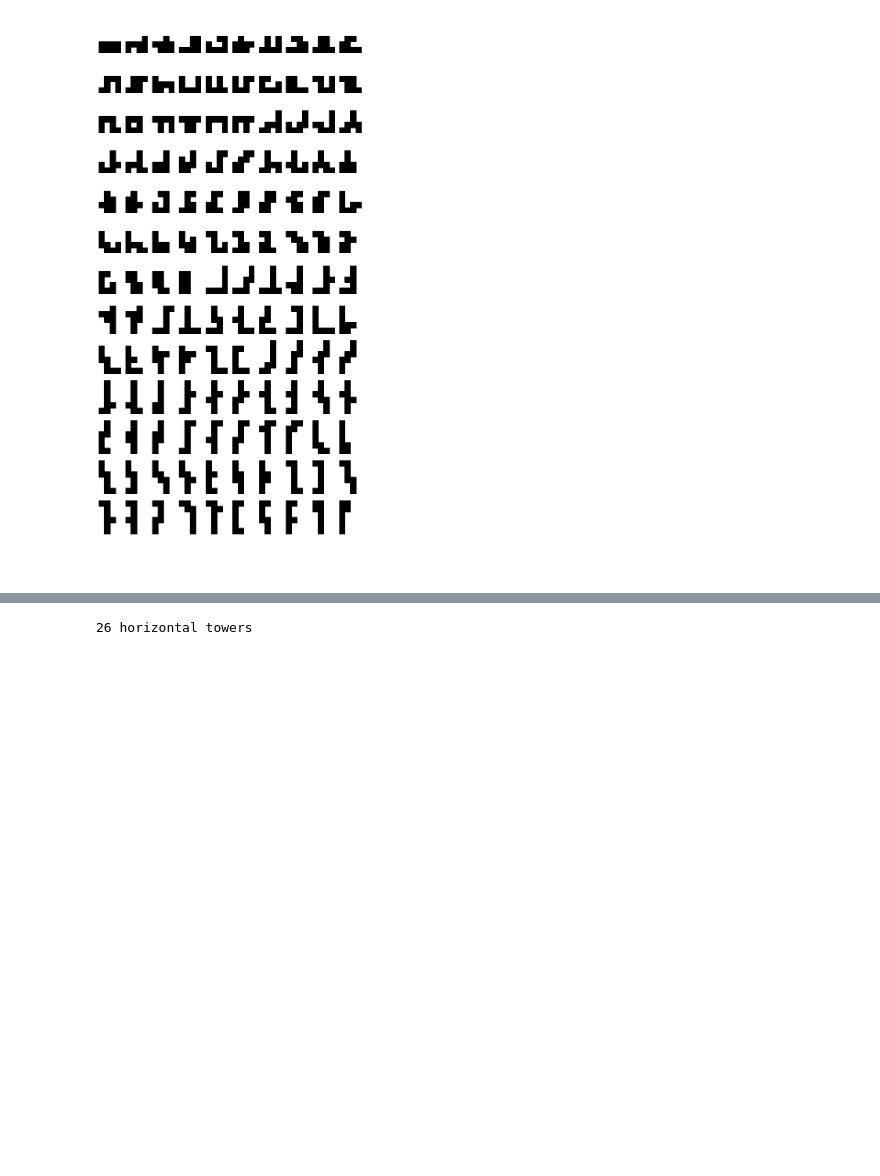
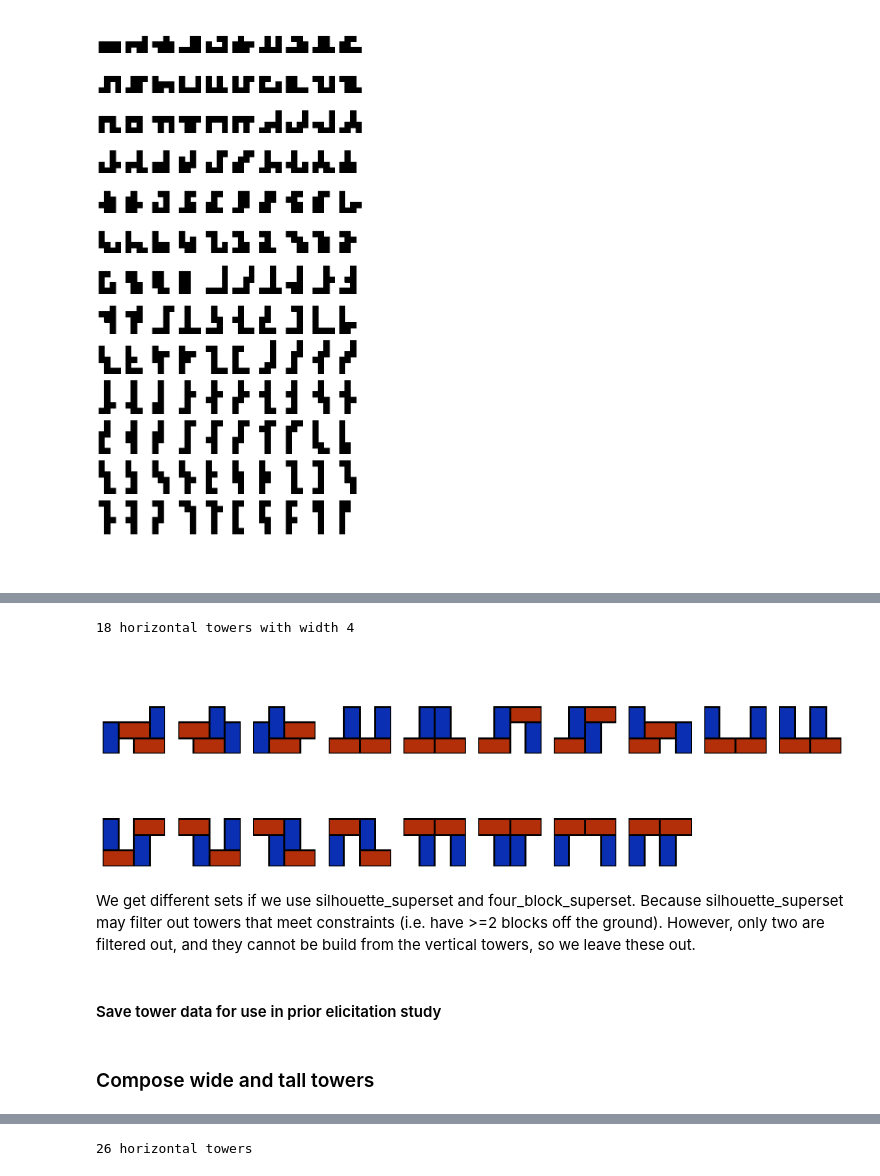
Before and after one commit to cogtoolslab/compositional-abstractions, a Jupyter notebook: stimuli/paired_tower_stim_generator.ipynb, the cells around one changed output, grey strips where cells are left out. Drawn from its saved outputs; the diff is of its cells as text; code cells hidden in the pictures; blank space fills up the shorter version.

```diff
--- a/stimuli/paired_tower_stim_generator.ipynb
+++ b/stimuli/paired_tower_stim_generator.ipynb
@@ -267,0 +445,26 @@ for i, w in enumerate(tower_worlds):
+# %%
+# Wide tower constraints
+
+wide_subset_w4 = silhouette_superset[(silhouette_superset.tower_height == 3) &
+                                    (silhouette_superset.tower_width == 4) &
+                                    (silhouette_superset.blocks_above_ground >=2)].reset_index()
+
+# get unique silhouettes
+
+# if unique_by_silhoutte:
+#     wide_subset_w4 = wide_subset_w4.groupby('silhouette_str').agg('first').reset_index()
+
+utils.draw_towers([utils.worldify(w,
+                                  block_dims = block_dims,
+                                 #block_colors = black,
+                                  block_colors = block_colors
+                                 )
+                   for w in wide_subset_w4['stim']],
+                 figsize=(14,4))
+
+print(str(len(wide_subset_w4))+ ' horizontal towers with width 4')
+# %% [output]
+18 horizontal towers with width 4
+[figure, added]
+# %% [markdown]
+We get different sets if we use silhouette_superset and four_block_superset. Because silhouette_superset may filter out towers that meet constraints (i.e. have >=2 blocks off the ground). However, only two are filtered out, and they cannot be build from the vertical towers, so we leave these out.
@@ -267,0 +483,2 @@ for i, w in enumerate(tower_worlds):
+# %% [markdown]
+#### Save tower data for use in prior elicitation study
@@ -267,0 +488,2 @@ for i, w in enumerate(tower_worlds):
+# %% [markdown]
+### Compose wide and tall towers
```
Also changed, not shown: parts of 50 cells of this notebook, 5 other files.
